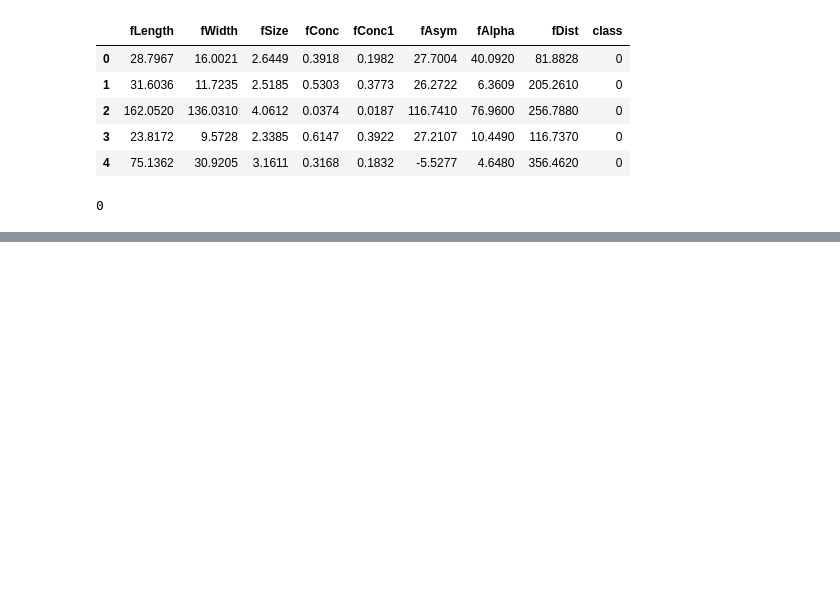
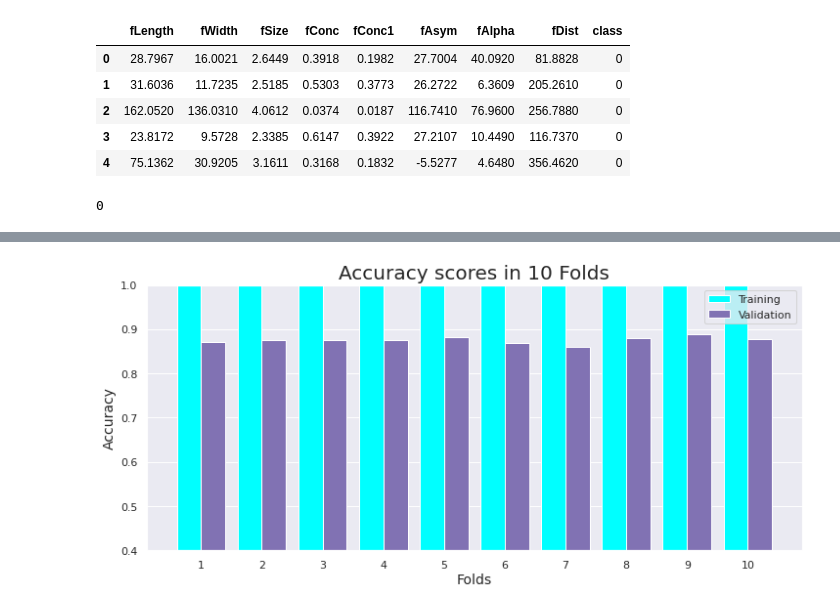
Before and after one commit to AlisileAnusri/GammaRay_classification, a Jupyter notebook: Gamma.ipynb, the cells around one changed output, grey strips where cells are left out. Drawn from its saved outputs; the diff is of its cells as text; code cells hidden in the pictures; blank space fills up the shorter version.

```diff
--- a/Gamma.ipynb
+++ b/Gamma.ipynb
@@ -285,0 +288,19 @@ Confusion matrix
+# %%
+_scoring = ['accuracy', 'precision', 'recall', 'f1']
+result=cross_validate(estimator=classifier1,
+                               X=X,
+                               y=Y,
+                               cv=10,
+                               scoring=_scoring,
+                               return_train_score=True)
+print('Train accuracy: ',result['train_accuracy'])
+print('Test accuracy: ',result['test_accuracy'])
+print('_________________________________________')
+print('Train f1: ',result['train_f1'])
+print('Test f1: ',result['test_f1'])
+print('_________________________________________')
+print('Train precision: ',result['train_precision'])
+print('Test precision: ',result['test_precision'])
+print('_________________________________________')
+print('Train recall: ',result['train_recall'])
+print('Test recall: ',result['test_recall'])
@@ -285,0 +326,24 @@ Confusion matrix
+# %%
+def graph(x_label, y_label, plot_title,train_data,val_data):
+  plt.figure(figsize=(12,5))
+  labels = ['1','2','3','4','5','6','7','8','9','10']
+  X_axis = np.arange(len(labels))
+  ax = plt.gca()
+  plt.ylim(0.40000, 1)
+  plt.bar(X_axis-0.2, train_data, 0.4, color='cyan',label='Training')
+  plt.bar(X_axis+0.2, val_data, 0.4, color='m',label='Validation')
+  plt.title(plot_title, fontsize=20)
+  plt.xticks(X_axis, labels)
+  plt.xlabel(x_label, fontsize=14)
+  plt.ylabel(y_label, fontsize=14)
+  plt.legend()
+  plt.grid(True)
+  plt.show()
+
+model_name = "Folds"
+graph(model_name,
+            "Accuracy",
+            "Accuracy scores in 10 Folds",
+           result['train_accuracy'],result['test_accuracy'])
+# %% [output]
+[figure, added]
```
Also changed, not shown: parts of 7 cells of this notebook.
